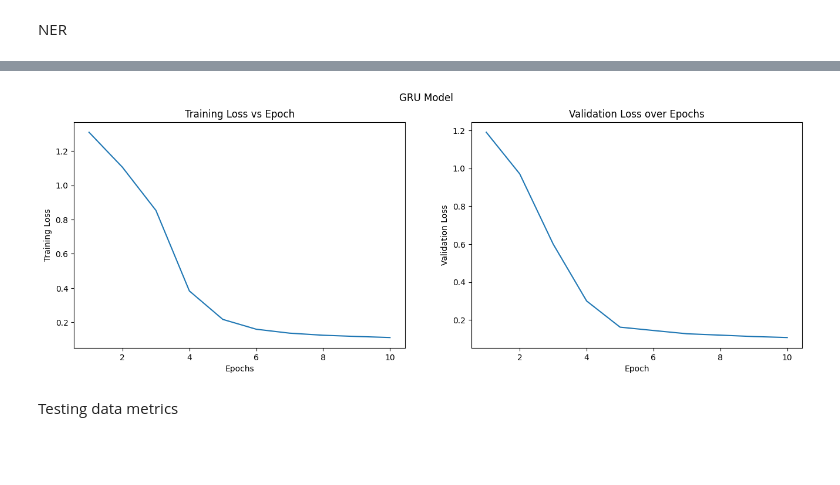
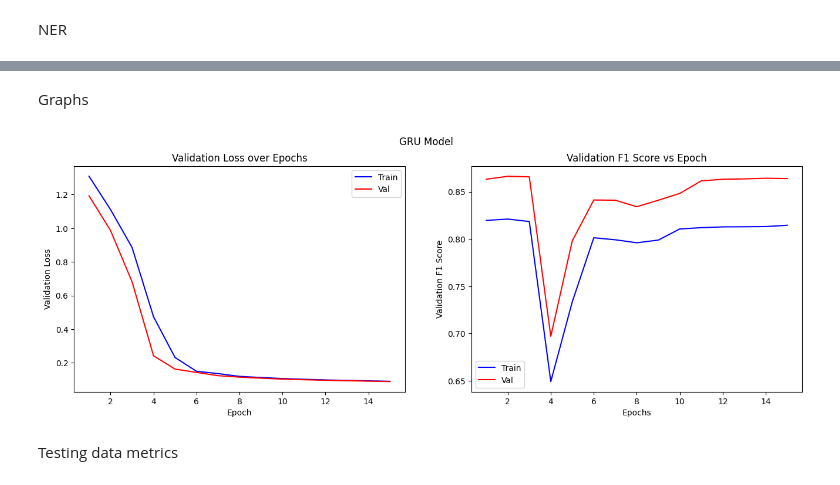
Before and after one commit to RaghavSakhuja/NLP-Assignments, a Jupyter notebook: Assignment2/RunnerCodeQ2.ipynb, the cells around one changed output, grey strips where cells are left out. Drawn from its saved outputs; the diff is of its cells as text; code cells hidden in the pictures; blank space fills up the shorter version.

Commit message:
callbacks, handelling imports etc

```diff
--- a/Assignment2/RunnerCodeQ2.ipynb
+++ b/Assignment2/RunnerCodeQ2.ipynb
@@ -92,6 +0,0 @@ def save_model(model, name, embedding, task):
-# %%
-def load_model(file_name):
-    with open(f'{file_name}', 'rb') as file:
-        loaded_model = pickle.load(file)
-
-    return loaded_model
@@ -499,6 +405,5 @@ gru_model.add(Embedding(input_dim = vocab_size_ate,output_dim = 300,input_length
 gru_model.add(GRU(64, return_sequences=True))
 gru_model.add(TimeDistributed(Dense(Y_padded_train.shape[2], activation='softmax')))
 # %%
-gru_model.compile(loss='categorical_crossentropy',optimizer='adam',metrics=['acc'])
 
-gru_model.summary()
+gru_model.compile(loss='categorical_crossentropy',optimizer='adam',metrics=['acc',Precision(),Recall()])
@@ -521,0 +410,4 @@ _________________________________________________________________
+# %%
+
+GRU_f1_callback_val = F1ScoreCallback(data=(X_padded_val, Y_padded_val),name='valindation')
+GRU_f1_callback_train=F1ScoreCallback(data=(X_padded_train, Y_padded_train),name='training')
@@ -522,5 +433,5 @@ _________________________________________________________________
 # %% [markdown]
 Training the GRU Model
 # %%
-gru_training = gru_model.fit(X_padded_train, Y_padded_train, batch_size=128, epochs=10, validation_data=(X_padded_val, Y_padded_val))
+gru_training = gru_model.fit(X_padded_train, Y_padded_train, batch_size=128, epochs=15, validation_data=(X_padded_val, Y_padded_val), callbacks=[GRU_f1_callback_train,GRU_f1_callback_val])
 # %% [output]
@@ -610,9 +517,12 @@ print(accuracy[1])
+# %% [markdown]
+Graphs
 # %%
-draw_loss_graph(gru_training, "GRU Model")
+
+draw_loss_graph(gru_training, "GRU Model", GRU_f1_callback_train.f1_scores, GRU_f1_callback_val.f1_scores)
 save_model(gru_model, "GRU","Word2Vec","t2")
 loaded_model = load_model("Saved_Models/t2_GRU_Word2Vec.pkl")
 # %% [output]
-[figure, old version]
+[figure, new version]
 # %% [markdown]
 Testing data metrics
 # %%
```
Also changed, not shown: parts of 27 cells of this notebook, 3 other files.
